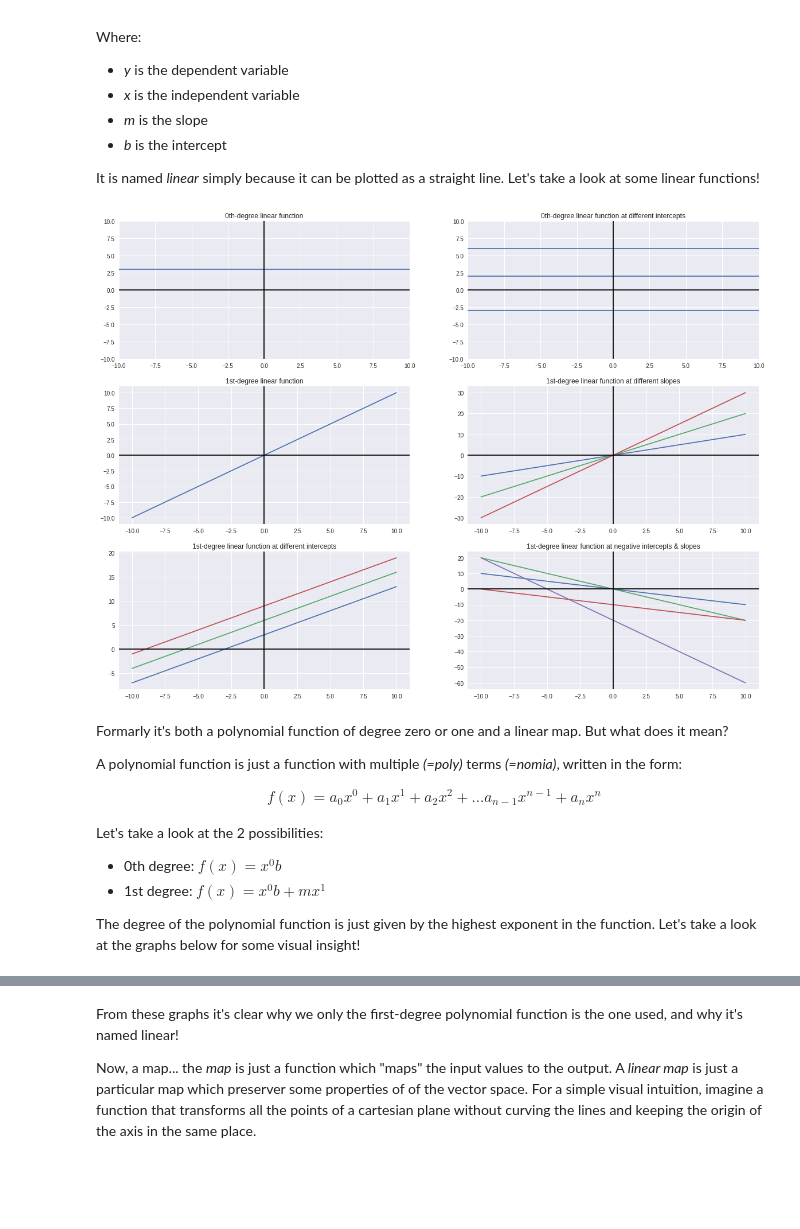
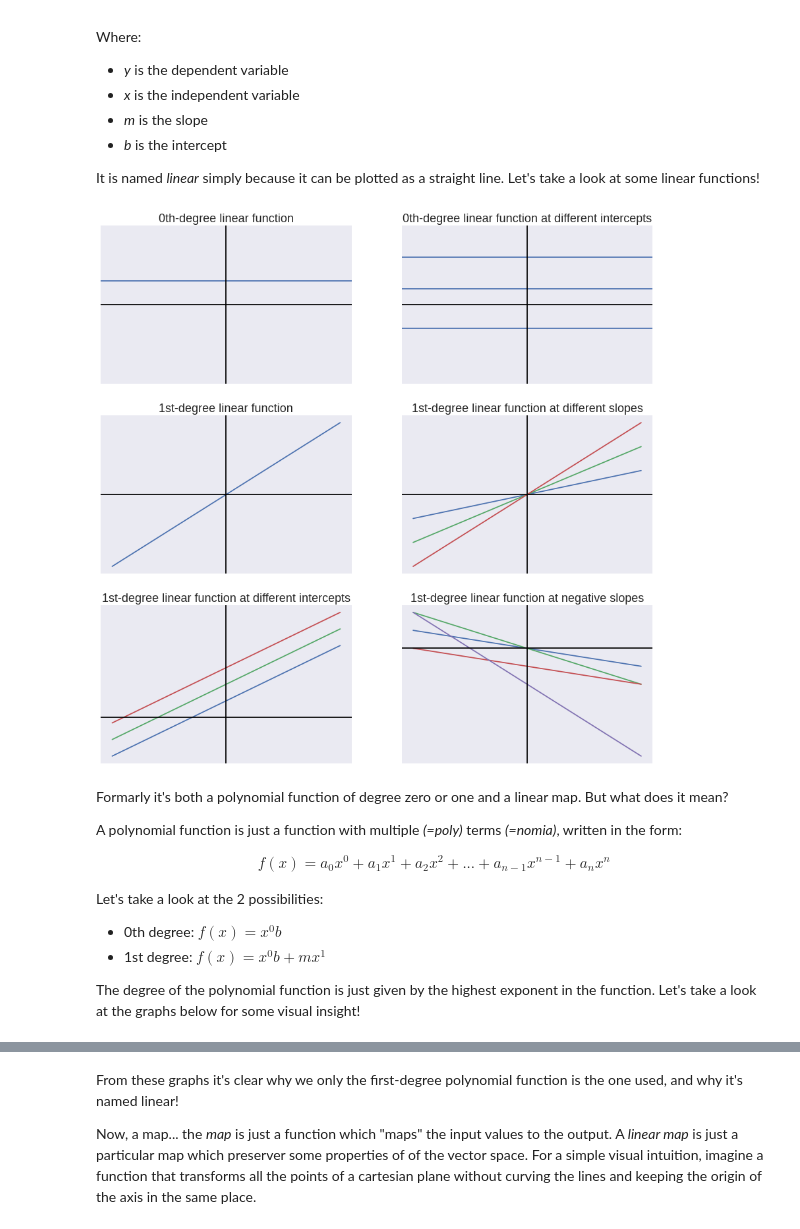
Before and after one commit to voidpunk/ML-Notes, a Jupyter notebook: ML_Notes_Linear_Models.ipynb, the cells around one changed output, grey strips where cells are left out. Cells and saved outputs as stored; diff of their text form; code cells hidden in the pictures; blank space fills up the shorter version.

```diff
--- a/ML_Notes_Linear_Models.ipynb
+++ b/ML_Notes_Linear_Models.ipynb
@@ -31,7 +31,7 @@ Where:
 
 It is named *linear* simply because it can be plotted as a straight line. Let's take a look at some linear functions!
 # %%
-fig, axs = plt.subplots(3, 2, figsize=(20, 15))
+fig, axs = plt.subplots(3, 2, figsize=(15, 15))
 # for example, given a 2D linear space
 x = np.linspace(-10, 10, 50)
 # the simplest linear function is a 0th degree function:
@@ -43,47 +43,59 @@ axs[0,1].axhline(y=2)
 axs[0,1].axhline(y=6)
 axs[0,1].axhline(y=-3)
 # now, let's plot the simplest useful linear function, which in its simplest
 # form lack of the intercept, and it's just a diagonal of the cartesian plane:
 axs[1,0].plot(x, 1*x+0)
 # this maps all the points of x to those y, but what does it mean?
 # tweaking the value of m changes the slope of the line:
 axs[1,1].plot(x, x)
 axs[1,1].plot(x, 2*x)
 axs[1,1].plot(x, 3*x)
 # tweaking the value of b changes the intercept of the line:
 axs[2,0].plot(x, x+3)
 axs[2,0].plot(x, x+6)
 axs[2,0].plot(x, x+9)
 # values can be negative too, giving rise to downward slopes and
 # upward intercepts:
 axs[2,1].plot(x, -x)
 axs[2,1].plot(x, -2*x)
 axs[2,1].plot(x, -x-10)
 axs[2,1].plot(x, -4*x-20)
 # now plotting
 axs[0,0].set_ylim(-10, 10)
 axs[0,1].set_ylim(-10, 10)
 axs[0,0].set_xlim(-10, 10)
 axs[0,1].set_xlim(-10, 10)
-axs[0,0].set_title('0th-degree linear function')
-axs[0,1].set_title('0th-degree linear function at different intercepts')
-axs[1,0].set_title('1st-degree linear function')
-axs[1,1].set_title('1st-degree linear function at different slopes')
-axs[2,0].set_title('1st-degree linear function at different intercepts')
-axs[2,1].set_title('1st-degree linear function at negative intercepts & slopes')
+axs[0,0].set_title('0th-degree linear function', fontsize=18)
+axs[0,1].set_title(
+    '0th-degree linear function at different intercepts', fontsize=18
+    )
+axs[1,0].set_title(
+    '1st-degree linear function', fontsize=18
+    )
+axs[1,1].set_title(
+    '1st-degree linear function at different slopes', fontsize=18
+    )
+axs[2,0].set_title(
+    '1st-degree linear function at different intercepts', fontsize=18
+    )
+axs[2,1].set_title(
+    '1st-degree linear function at negative slopes', fontsize=18
+    )
 for ax in axs.flatten():
     ax.axhline(0, color='black')
     ax.axvline(0, color='black')
+    ax.set_xticks([])
+    ax.set_yticks([])
 plt.show()
 # %% [output]
-[figure, old version]
+[figure, new version]
 # %% [markdown]
 Formarly it's both a polynomial function of degree zero or one and a linear map. But what does it mean?
 
 A polynomial function is just a function with multiple *(=poly)* terms *(=nomia)*, written in the form:
 
 \begin{align}
-  f(x)=a_0x^0+a_1x^1+a_2x^2+...a_{n-1}x^{n-1}+a_nx^n
+  f(x)=a_0x^0+a_1x^1+a_2x^2+...+a_{n-1}x^{n-1}+a_nx^n
 \end{align}
 
 Let's take a look at the 2 possibilities:
```
Also changed, not shown: parts of 7 cells of this notebook.
